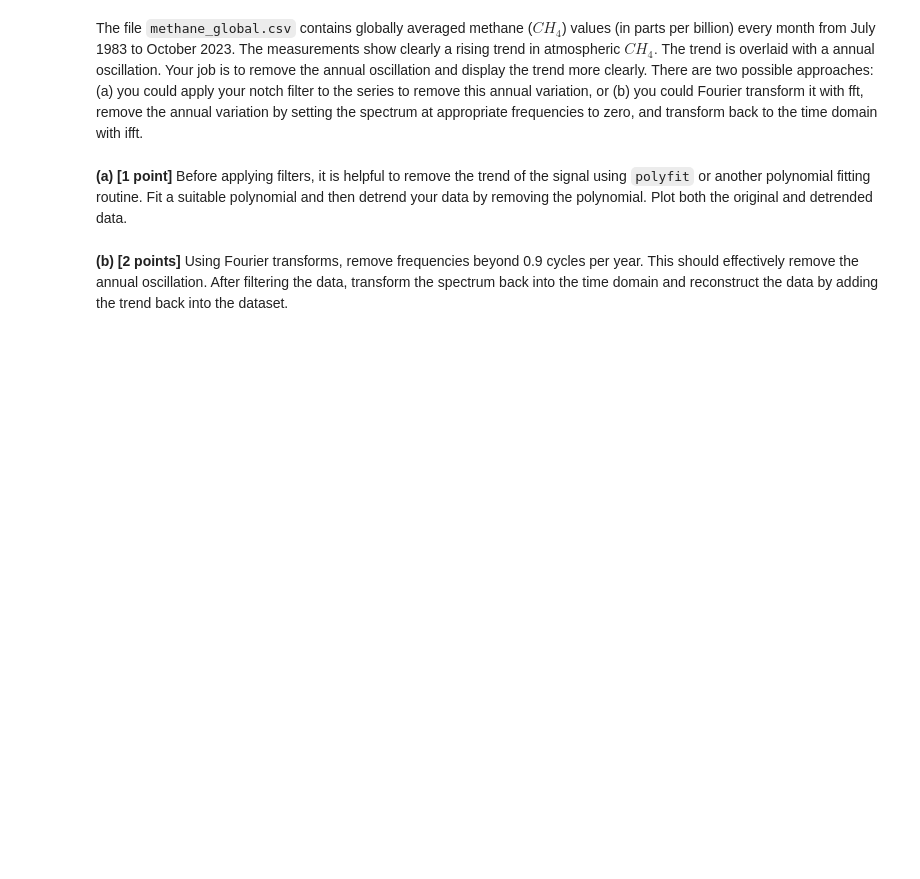
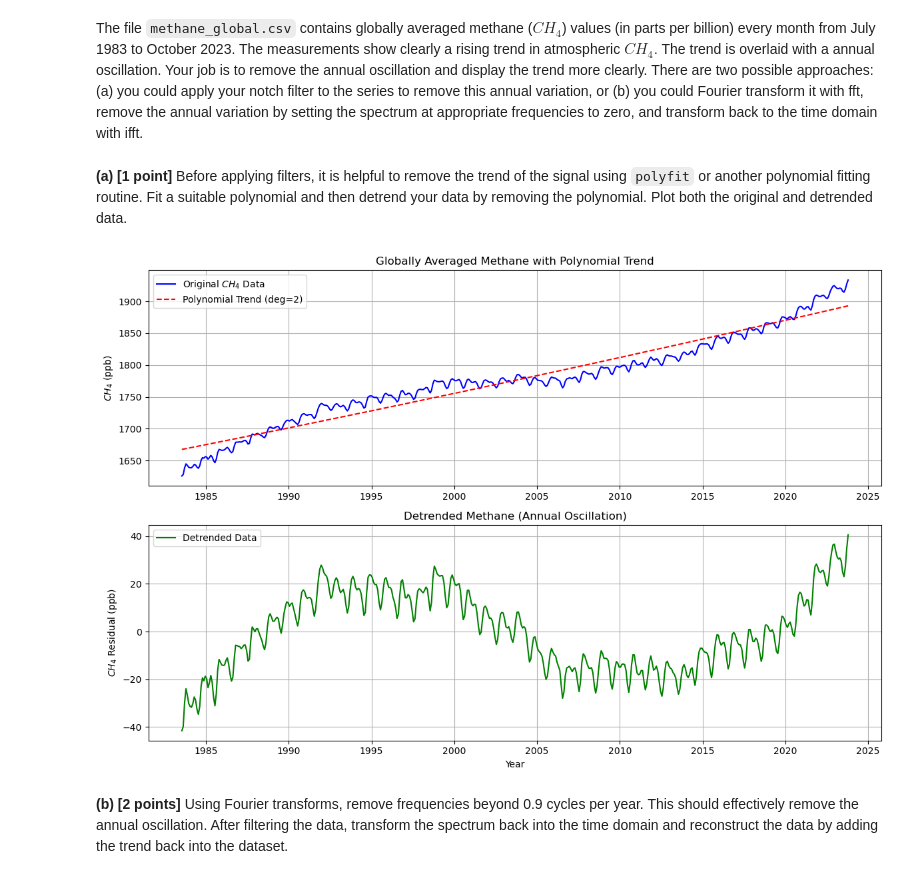
Before and after one commit to 21chengjk1/PHY408Labs, a Jupyter notebook: Lab4/Jack_Cheng_Lab4.ipynb, the cells around one changed output. Drawn from its saved outputs; the diff is of its cells as text; code cells hidden in the pictures; blank space fills up the shorter version.

```diff
--- a/Lab4/Jack_Cheng_Lab4.ipynb
+++ b/Lab4/Jack_Cheng_Lab4.ipynb
@@ -54,5 +185,45 @@ What are the values of $a, b, c, F, G$ for the filter defined above?
 The file `methane_global.csv` contains globally averaged methane ($CH_{4}$) values (in parts per billion) every month from July 1983 to October 2023. The measurements show clearly a rising trend in atmospheric $CH_{4}.$ The trend is overlaid with a annual oscillation. Your job is to remove the annual oscillation and display the trend more clearly. There are two possible approaches: (a) you could apply your notch filter to the series to remove this annual variation, or (b) you could Fourier transform it with fft, remove the annual variation by setting the spectrum at appropriate frequencies to zero, and transform back to the time domain with ifft.
 # %% [markdown]
 **(a) [1 point]** Before applying filters, it is helpful to remove the trend of the signal using `polyfit` or another polynomial fitting routine. Fit a suitable polynomial and then detrend your data by removing the polynomial. Plot both the original and detrended data.
+# %%
+import pandas as pd
+import numpy as np
+import matplotlib.pyplot as plt
+
+# Load the methane data
+df = pd.read_csv('methane_global.csv')
+t = df['decimal'].values
+ch4 = df['average'].values
+
+# Fit a degree-2 polynomial to the data
+coeffs = np.polyfit(t, ch4, 2)
+trend_poly = np.polyval(coeffs, t)
+
+# Detrend the data by subtracting the polynomial trend
+ch4_detrended = ch4 - trend_poly
+
+# Plot the original data with trend and the detrended data
+plt.figure(figsize=(12, 8))
+
+plt.subplot(2, 1, 1)
+plt.plot(t, ch4, label='Original $CH_4$ Data', color='blue')
+plt.plot(t, trend_poly, 'r--', label='Polynomial Trend (deg=2)')
+plt.ylabel('$CH_4$ (ppb)')
+plt.title('Globally Averaged Methane with Polynomial Trend')
+plt.legend()
+plt.grid(True)
+
+plt.subplot(2, 1, 2)
+plt.plot(t, ch4_detrended, color='green', label='Detrended Data')
+plt.ylabel('$CH_4$ Residual (ppb)')
+plt.xlabel('Year')
+plt.title('Detrended Methane (Annual Oscillation)')
+plt.legend()
+plt.grid(True)
+
+plt.tight_layout()
+plt.show()
+# %% [output]
+[figure, added]
 # %% [markdown]
 **(b) [2 points]** Using Fourier transforms, remove frequencies beyond 0.9 cycles per year. This should effectively remove the annual oscillation. After filtering the data, transform the spectrum back into the time domain and reconstruct the data by adding the trend back into the dataset.
```
Also changed, not shown: parts of 18 cells of this notebook, 1 other file.
